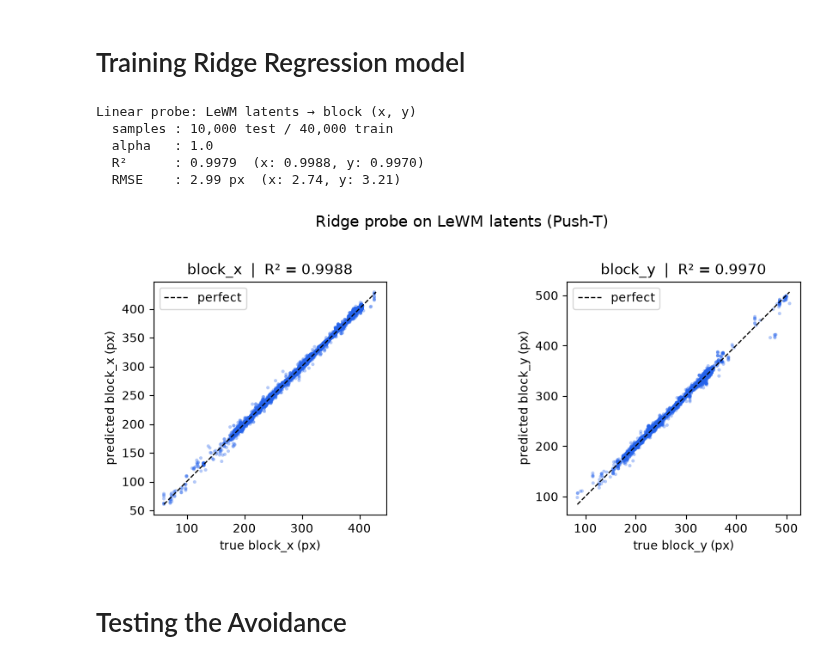
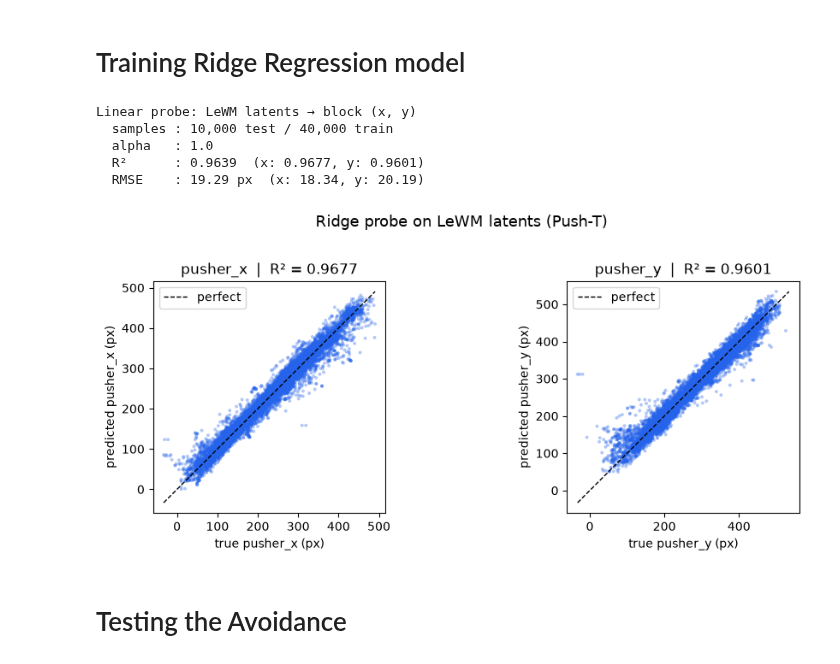
Before and after one commit to Sachin2911/Safety-Dial, a Jupyter notebook: experiments/LinearProbeAndAvoidance.ipynb, the cells around one changed output. Cells and saved outputs as stored; diff of their text form; code cells hidden in the pictures.

Commit message:
Did some avoidance tests

```diff
--- a/experiments/LinearProbeAndAvoidance.ipynb
+++ b/experiments/LinearProbeAndAvoidance.ipynb
@@ -92,14 +92,39 @@ def clip_to_global_row(dataset, clip_idx):
 # %%
 closeh5()
 
-# We simply use the first 50_000 samples
+# # We simply use the first 50_000 samples
+# MAX_SAMPLES = 50_000
+# rng = np.random.default_rng(0)
+
+# # Sequential read, much faster than random fancy indexing
+# with h5py.File(H5_PATH, "r") as f:
+#     pixels_cache = f["pixels"][:MAX_SAMPLES]       # (50000, 224, 224, 3) uint8
+#     # coords_cache = f["state"][:MAX_SAMPLES, 2:4]   # (50000, 2) block_x, block_y #This is for block
+#     coords_cache = f["state"][:MAX_SAMPLES, 0:2]  # pusher_x, pusher_y
+
 MAX_SAMPLES = 50_000
+N_CHUNKS = 100
+CHUNK_SIZE = MAX_SAMPLES // N_CHUNKS
 rng = np.random.default_rng(0)
 
-# Sequential read, much faster than random fancy indexing
 with h5py.File(H5_PATH, "r") as f:
-    pixels_cache = f["pixels"][:MAX_SAMPLES]       # (50000, 224, 224, 3) uint8
-    coords_cache = f["state"][:MAX_SAMPLES, 2:4]   # (50000, 2) block_x, block_y
+    total = len(f["pixels"])
+    starts = np.linspace(
+        0,
+        total - CHUNK_SIZE,
+        N_CHUNKS,
+        dtype=int,
+    )
+
+    pixels_cache = np.concatenate([
+        f["pixels"][s:s + CHUNK_SIZE]
+        for s in starts
+    ])
+
+    coords_cache = np.concatenate([
+        f["state"][s:s + CHUNK_SIZE, :2]
+        for s in starts
+    ])
 
 print(f"{pixels_cache.nbytes / 1e9:.2f} GB pixels loaded")
 print(pixels_cache.shape, coords_cache.shape)
@@ -169,9 +194,9 @@ if device == "cuda":
 # %% [markdown]
 # Training Ridge Regression model
 # %%
-probe = Ridge(alpha=1.0).fit(Z_train, Y_train)
+pusher_probe = Ridge(alpha=1.0).fit(Z_train, Y_train)
 
-Y_pred = probe.predict(Z_test)
+Y_pred = pusher_probe.predict(Z_test)
 
 r2 = r2_score(Y_test, Y_pred) #How well do the predicted block coords match the real
 r2_x = r2_score(Y_test[:, 0], Y_pred[:, 0])
@@ -179,38 +204,38 @@ r2_y = r2_score(Y_test[:, 1], Y_pred[:, 1])
 rmse = np.sqrt(np.mean((Y_test - Y_pred) ** 2))
 rmse_x = np.sqrt(np.mean((Y_test[:, 0] - Y_pred[:, 0]) ** 2))
 rmse_y = np.sqrt(np.mean((Y_test[:, 1] - Y_pred[:, 1]) ** 2))
 
 print("Linear probe: LeWM latents → block (x, y)")
 print(f"  samples : {len(Y_test):,} test / {len(Y_train):,} train")
-print(f"  alpha   : {probe.alpha}")
+print(f"  alpha   : {pusher_probe.alpha}")
 print(f"  R²      : {r2:.4f}  (x: {r2_x:.4f}, y: {r2_y:.4f})")
 print(f"  RMSE    : {rmse:.2f} px  (x: {rmse_x:.2f}, y: {rmse_y:.2f})")
 
 fig, axes = plt.subplots(1, 2, figsize=(10, 4))
 
 for ax, dim, name, r2_dim in zip(
-    axes, [0, 1], ["block_x", "block_y"], [r2_x, r2_y]
+    axes, [0, 1], ["pusher_x", "pusher_y"], [r2_x, r2_y]
 ):
     ax.scatter(Y_test[:, dim], Y_pred[:, dim], s=8, alpha=0.35, c="#2563eb", edgecolors="none")
     lo = min(Y_test[:, dim].min(), Y_pred[:, dim].min())
     hi = max(Y_test[:, dim].max(), Y_pred[:, dim].max())
     ax.plot([lo, hi], [lo, hi], "k--", lw=1, label="perfect")
     ax.set_xlabel(f"true {name} (px)")
     ax.set_ylabel(f"predicted {name} (px)")
     ax.set_title(f"{name}  |  R² = {r2_dim:.4f}")
     ax.set_aspect("equal", adjustable="box")
     ax.legend(loc="upper left")
 
 fig.suptitle("Ridge probe on LeWM latents (Push-T)", fontsize=13, y=1.02)
 plt.tight_layout()
 plt.show()
 # %% [output]
 Linear probe: LeWM latents → block (x, y)
   samples : 10,000 test / 40,000 train
   alpha   : 1.0
-  R²      : 0.9979  (x: 0.9988, y: 0.9970)
-  RMSE    : 2.99 px  (x: 2.74, y: 3.21)
+  R²      : 0.9639  (x: 0.9677, y: 0.9601)
+  RMSE    : 19.29 px  (x: 18.34, y: 20.19)
-[figure, old version]
+[figure, new version]
 # %% [markdown]
 # Testing the Avoidance
 # %% [markdown]
```
Also changed, not shown: parts of 13 cells of this notebook, 2 other files.
